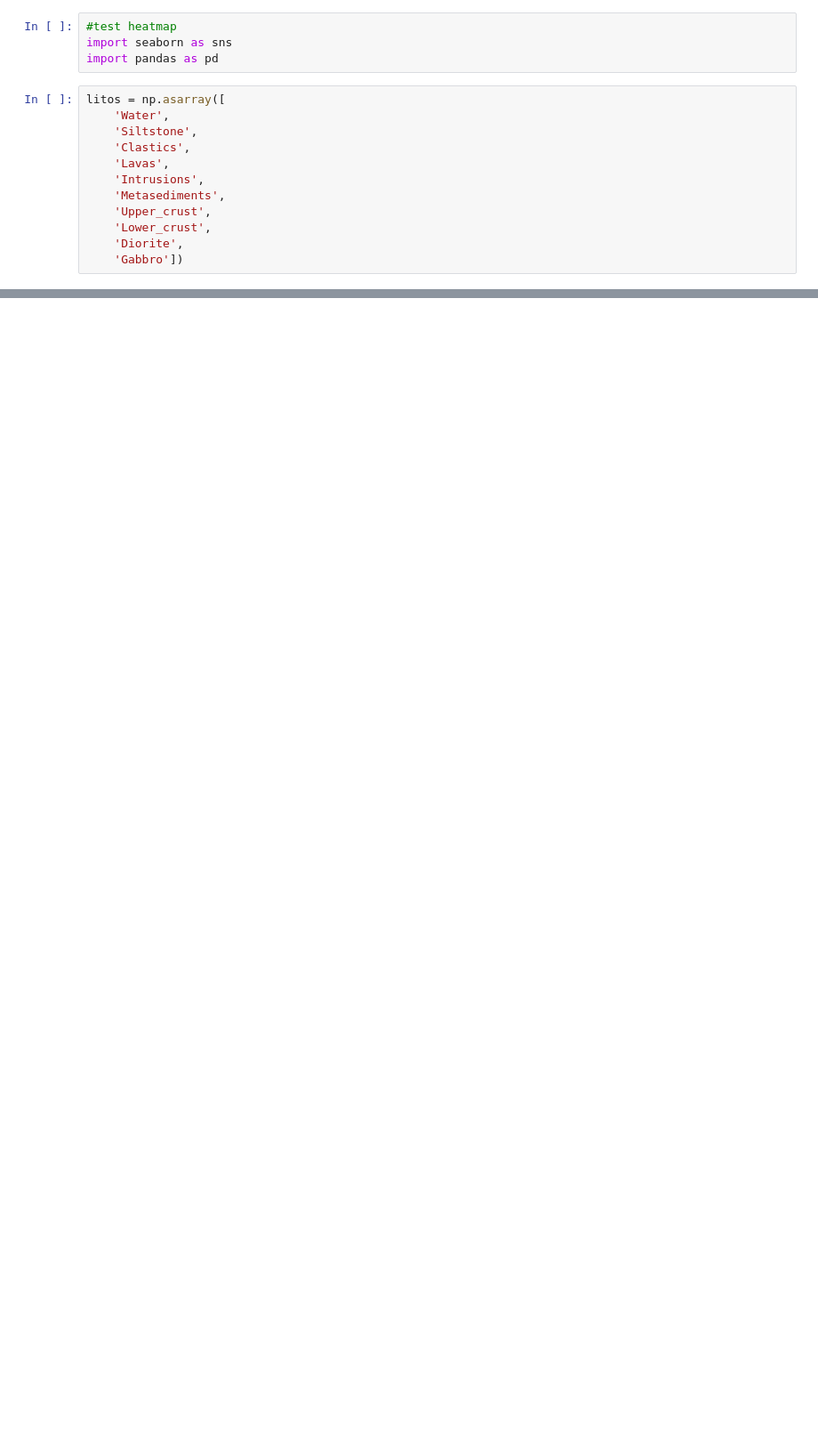
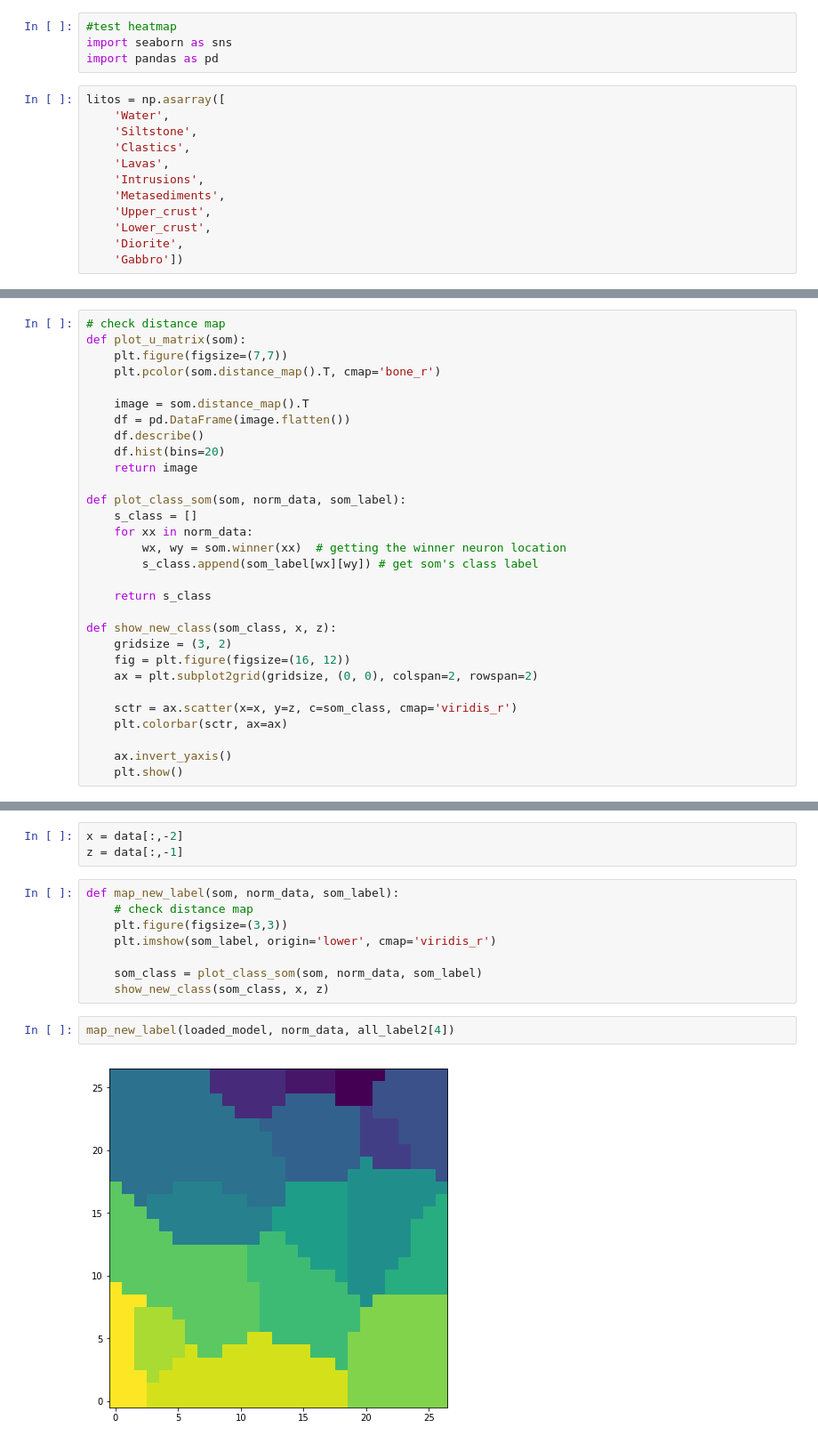
Before and after one commit to msc-acse/acse-9-independent-research-project-wafflescore, a Jupyter notebook: Working Files/SOMs.ipynb, the cells around one changed output, grey strips where cells are left out. Shown at 89% size. Saved outputs shown, nothing was run; the diff lists cells and outputs as text; blank space fills up the shorter version.

```diff
--- a/Working Files/SOMs.ipynb
+++ b/Working Files/SOMs.ipynb
@@ -975,0 +495,30 @@ sns.heatmap(c_matrix.astype(int),annot=True,linewidths=1, ax=ax, fmt='g', cmap="
+# %%
+# check distance map
+def plot_u_matrix(som):
+    plt.figure(figsize=(7,7))
+    plt.pcolor(som.distance_map().T, cmap='bone_r')
+
+    image = som.distance_map().T
+    df = pd.DataFrame(image.flatten())
+    df.describe()
+    df.hist(bins=20)
+    return image
+
+def plot_class_som(som, norm_data, som_label):
+    s_class = []
+    for xx in norm_data:
+        wx, wy = som.winner(xx)  # getting the winner neuron location
+        s_class.append(som_label[wx][wy]) # get som's class label
+
+    return s_class
+
+def show_new_class(som_class, x, z):
+    gridsize = (3, 2)
+    fig = plt.figure(figsize=(16, 12))
+    ax = plt.subplot2grid(gridsize, (0, 0), colspan=2, rowspan=2)
+
+    sctr = ax.scatter(x=x, y=z, c=som_class, cmap='viridis_r')
+    plt.colorbar(sctr, ax=ax)
+
+    ax.invert_yaxis()
+    plt.show()
@@ -975,0 +601,15 @@ sns.heatmap(c_matrix.astype(int),annot=True,linewidths=1, ax=ax, fmt='g', cmap="
+# %%
+x = data[:,-2]
+z = data[:,-1]
+# %%
+def map_new_label(som, norm_data, som_label):
+    # check distance map
+    plt.figure(figsize=(3,3))
+    plt.imshow(som_label, origin='lower', cmap='viridis_r')
+
+    som_class = plot_class_som(som, norm_data, som_label)
+    show_new_class(som_class, x, z)
+# %%
+map_new_label(loaded_model, norm_data, all_label2[4])
+# %% [output]
+[figure, added]
```
Also changed, not shown: parts of 47 cells of this notebook, 4 other files.
